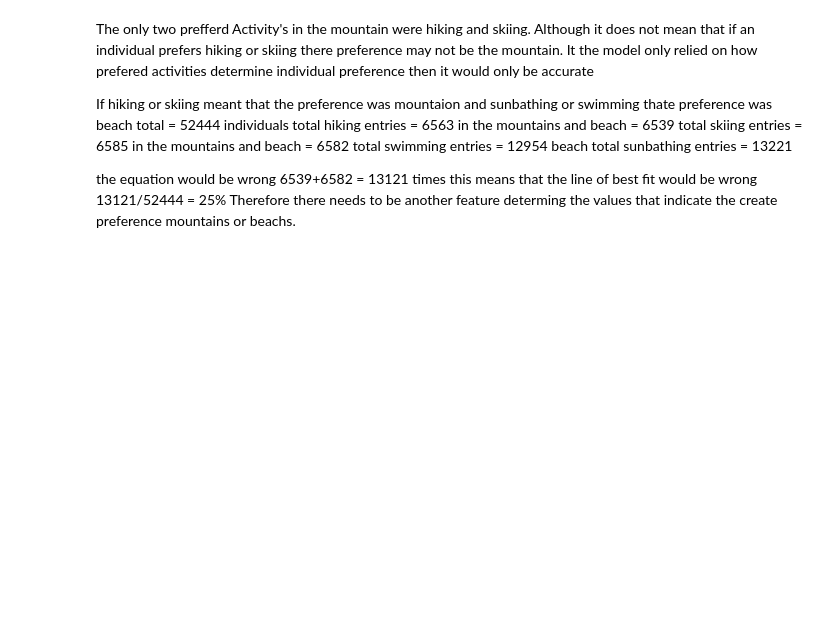
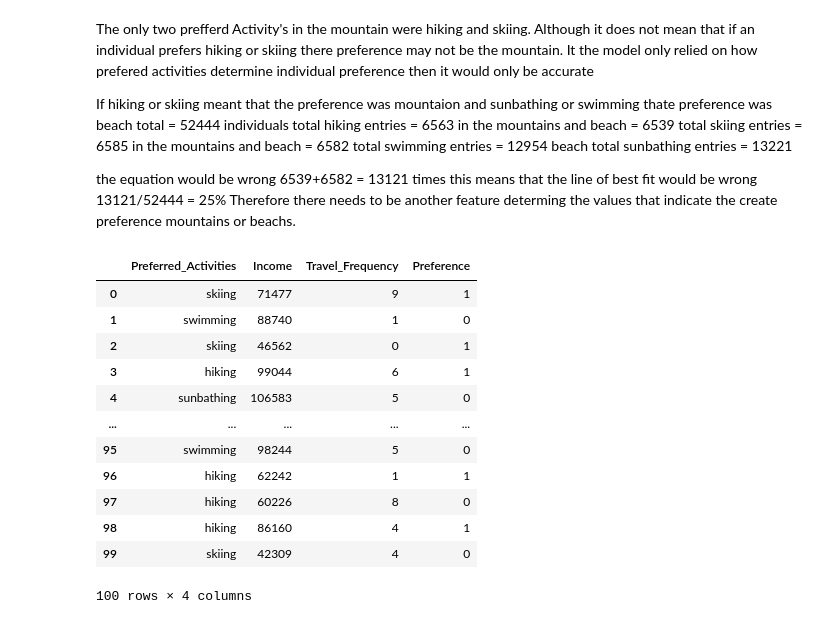
Before and after one commit to MarqueFerg/EDA-Mountains-or-Beach, a Jupyter notebook: EDA_notebook.ipynb, the cells around one changed output. Saved outputs shown, nothing was run; the diff lists cells and outputs as text; code cells hidden in the pictures; blank space fills up the shorter version.

```diff
--- a/EDA_notebook.ipynb
+++ b/EDA_notebook.ipynb
@@ -109,3 +109,21 @@ the equation would be wrong 6539+6582 = 13121 times this means that the
 line of best fit would be wrong 13121/52444 = 25%
 Therefore there needs to be another feature determing the values that
 indicate the create preference mountains or beachs.
+# %%
+selected_columns = ['Preferred_Activities', 'Income', 'Travel_Frequency', 'Preference']
+subset_df = df[selected_columns]
+display(subset_df.head(100))
+# %% [output]
+|  | Preferred_Activities | Income | Travel_Frequency | Preference |
+| 0 | skiing | 71477 | 9 | 1 |
+| 1 | swimming | 88740 | 1 | 0 |
+| 2 | skiing | 46562 | 0 | 1 |
+| 3 | hiking | 99044 | 6 | 1 |
+| 4 | sunbathing | 106583 | 5 | 0 |
+| ... | ... | ... | ... | ... |
+| 95 | swimming | 98244 | 5 | 0 |
+| 96 | hiking | 62242 | 1 | 1 |
+| 97 | hiking | 60226 | 8 | 0 |
+| 98 | hiking | 86160 | 4 | 1 |
+| 99 | skiing | 42309 | 4 | 0 |
+100 rows × 4 columns
```
